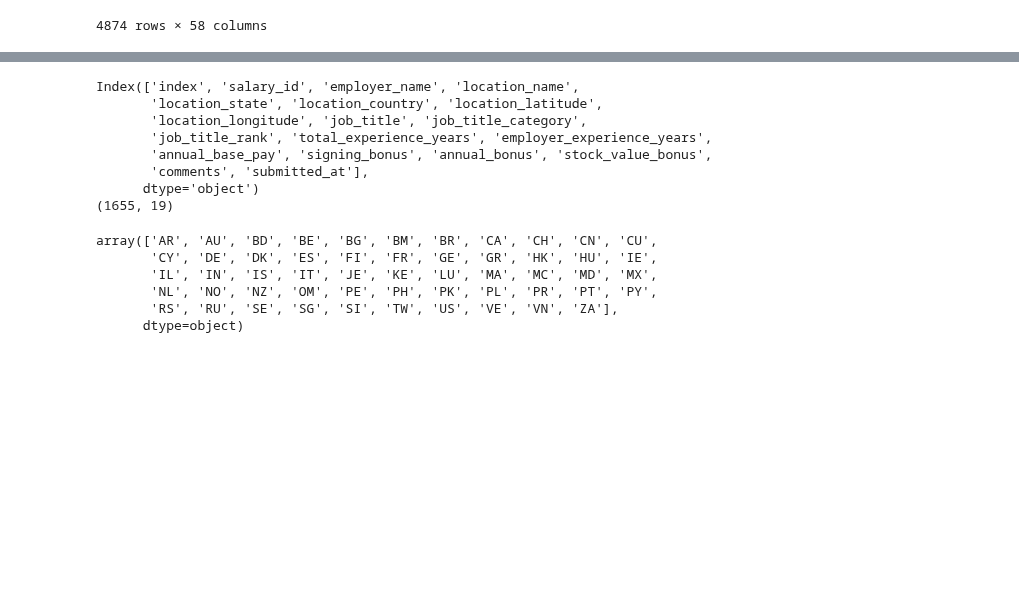
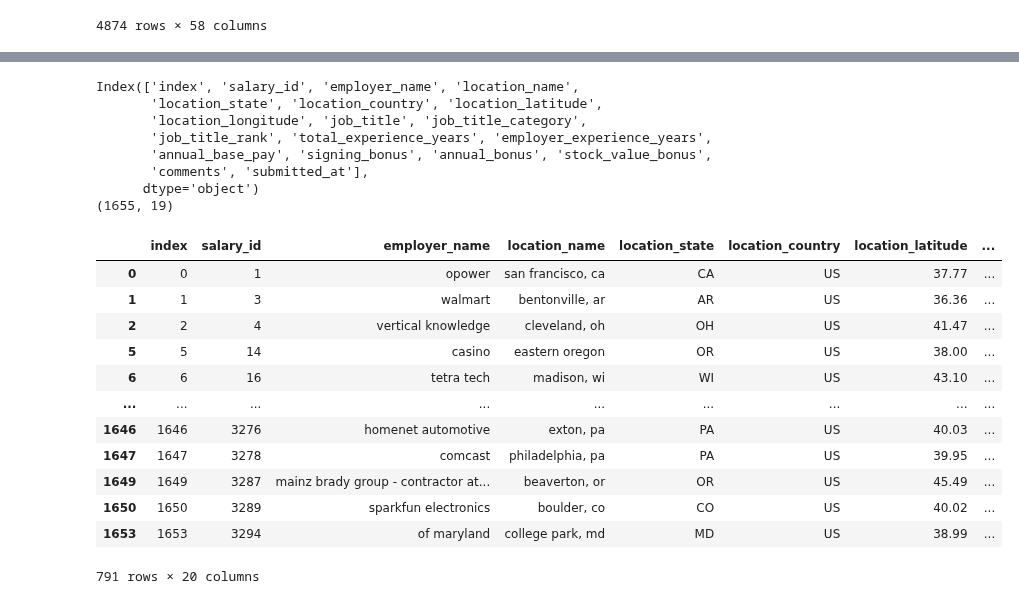
Before and after one commit to Reed-Carter/Global-Cost-of-Living, a Jupyter notebook: chloe.ipynb, the cells around one changed output, grey strips where cells are left out. Cells and saved outputs as stored; diff of their text form; code cells hidden in the pictures; blank space fills up the shorter version.

```diff
--- a/chloe.ipynb
+++ b/chloe.ipynb
@@ -126,36 +129,36 @@ See the caveats in the documentation: https://pandas.pydata.org/pandas-docs/stab
 # %%
 tech_salaries_df = pd.read_csv('./data/tech-salaries.csv', header=0)
 
 print(tech_salaries_df.columns)
 print(tech_salaries_df.shape)
-tech_salaries_df.head()
 
 #drop Nan value in 'annual_base_pay', 'job_title', 'location_country'
 tech_salaries_df.dropna(subset=['annual_base_pay', 'job_title', 'location_country'], inplace=True)
 
 #calculate monthly mortgage payment per_country and job_title by: groupby()
 #add result to main df by: transform()
-tech_salaries_df['Payable_mortgage_per_job_per_month'] = round(tech_salaries_df.groupby(by=['location_country', 'job_title'])[['annual_base_pay']].transform(lambda x: (x/12)*.28), 2)
+tech_salaries_df['Avg_mortgage_per_job_per_month'] = round(tech_salaries_df.groupby(by=['location_country', 'job_title'])[['annual_base_pay']].transform(lambda x: (x/12)*.28), 2)
 
-tech_salaries_df['location_country'].sort_values().unique()
-
-# #read code.csv
-# code_df = pd.read_csv('./data/codes.csv', header=0)
-
-# #merge code and mortgage_df and drop lat and lon columns
-# mortgage_code_df = mortgage_df.merge(code_df, on='country').drop(columns=['Latitude (average)', 'Longitude (average)'])
+tech_salaries_df
 # %% [output]
 Index(['index', 'salary_id', 'employer_name', 'location_name',
        'location_state', 'location_country', 'location_latitude',
        'location_longitude', 'job_title', 'job_title_category',
        'job_title_rank', 'total_experience_years', 'employer_experience_years',
        'annual_base_pay', 'signing_bonus', 'annual_bonus', 'stock_value_bonus',
        'comments', 'submitted_at'],
       dtype='object')
 (1655, 19)
+|  | index | salary_id | employer_name | location_name | location_state | location_country | location_latitude | ... |
+| 0 | 0 | 1 | opower | san francisco, ca | CA | US | 37.77 | ... |
+| 1 | 1 | 3 | walmart | bentonville, ar | AR | US | 36.36 | ... |
+| 2 | 2 | 4 | vertical knowledge | cleveland, oh | OH | US | 41.47 | ... |
+| 5 | 5 | 14 | casino | eastern oregon | OR | US | 38.00 | ... |
+| 6 | 6 | 16 | tetra tech | madison, wi | WI | US | 43.10 | ... |
+| ... | ... | ... | ... | ... | ... | ... | ... | ... |
+| 1646 | 1646 | 3276 | homenet automotive | exton, pa | PA | US | 40.03 | ... |
+| 1647 | 1647 | 3278 | comcast | philadelphia, pa | PA | US | 39.95 | ... |
+| 1649 | 1649 | 3287 | mainz brady group - contractor at... | beaverton, or | OR | US | 45.49 | ... |
+| 1650 | 1650 | 3289 | sparkfun electronics | boulder, co | CO | US | 40.02 | ... |
+| 1653 | 1653 | 3294 | of maryland | college park, md | MD | US | 38.99 | ... |
-array(['AR', 'AU', 'BD', 'BE', 'BG', 'BM', 'BR', 'CA', 'CH', 'CN', 'CU',
-       'CY', 'DE', 'DK', 'ES', 'FI', 'FR', 'GE', 'GR', 'HK', 'HU', 'IE',
-       'IL', 'IN', 'IS', 'IT', 'JE', 'KE', 'LU', 'MA', 'MC', 'MD', 'MX',
-       'NL', 'NO', 'NZ', 'OM', 'PE', 'PH', 'PK', 'PL', 'PR', 'PT', 'PY',
-       'RS', 'RU', 'SE', 'SG', 'SI', 'TW', 'US', 'VE', 'VN', 'ZA'],
-      dtype=object)
+791 rows × 20 columns
```
Also changed, not shown: parts of 3 cells of this notebook.
